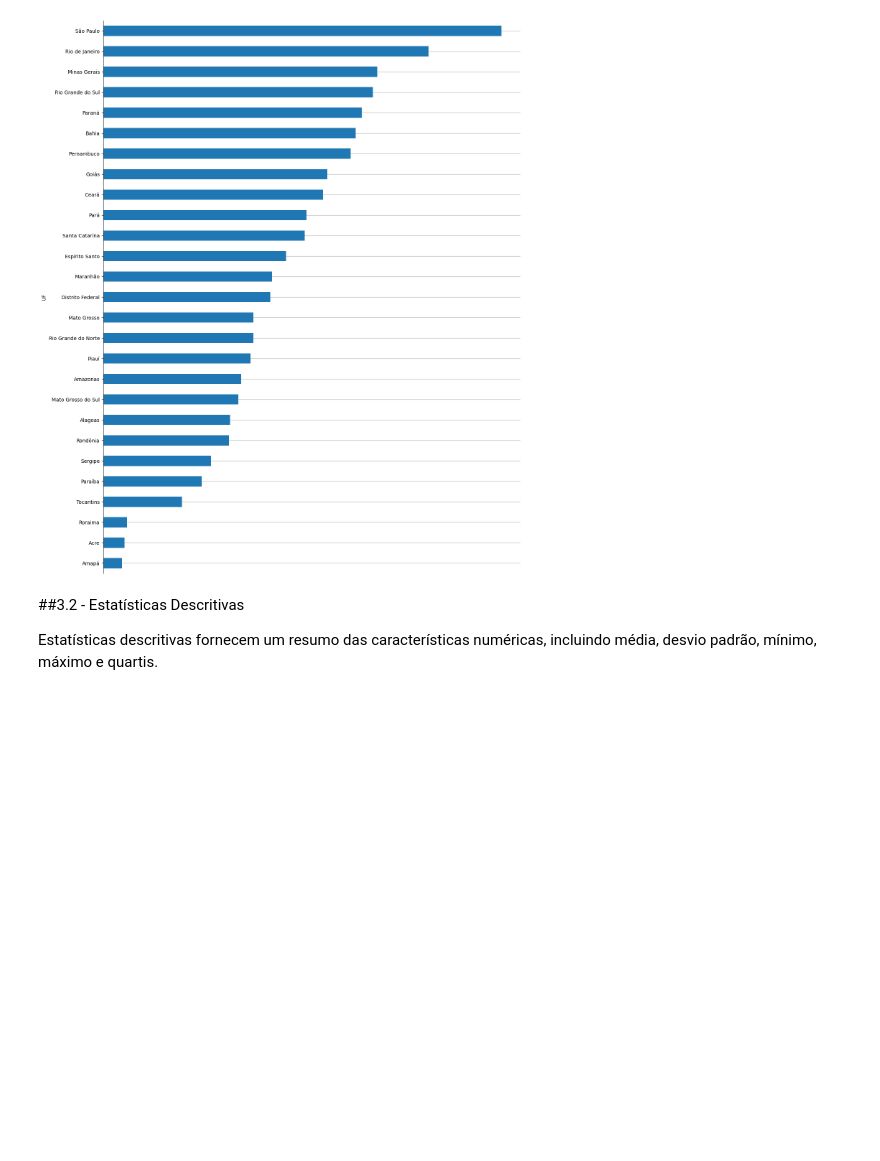
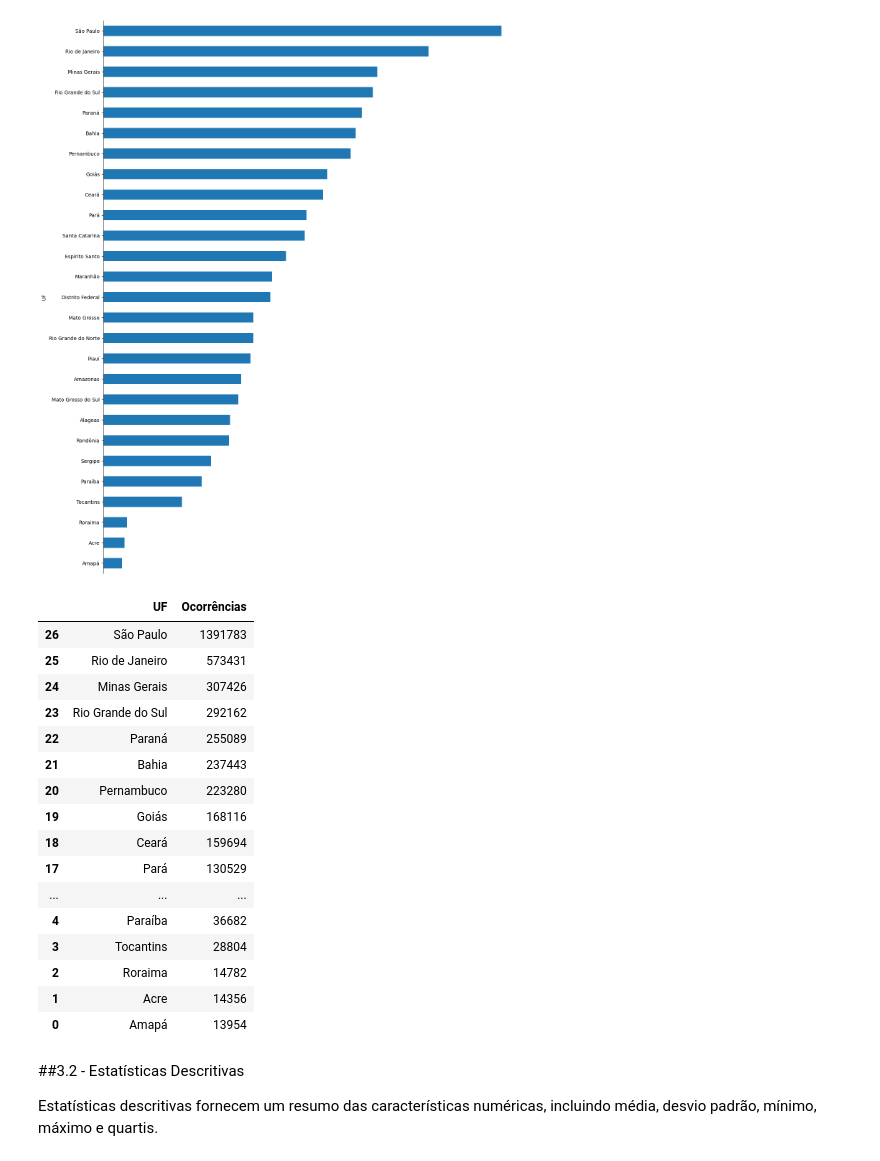
Before and after one commit to Marcelo-Silvestre/Analise_Dados_Boas_Praticas_PUCRIO, a Jupyter notebook: Notebooks/MVP_Análise_de_Dados_e_Boas_Práticas_(4052025001857).ipynb, the cells around one changed output. Drawn from its saved outputs; the diff is of its cells as text; code cells hidden in the pictures; blank space fills up the shorter version.

```diff
--- a/Notebooks/MVP_Análise_de_Dados_e_Boas_Práticas_(4052025001857).ipynb
+++ b/Notebooks/MVP_Análise_de_Dados_e_Boas_Práticas_(4052025001857).ipynb
@@ -132,6 +143,26 @@ plt.grid(True)
 plt.show()
 # %% [output]
 [figure]
+# %%
+data_uf.reset_index().sort_values(by='Ocorrências',ascending=False)
+# %% [output]
+|  | UF | Ocorrências |
+| 26 | São Paulo | 1391783 |
+| 25 | Rio de Janeiro | 573431 |
+| 24 | Minas Gerais | 307426 |
+| 23 | Rio Grande do Sul | 292162 |
+| 22 | Paraná | 255089 |
+| 21 | Bahia | 237443 |
+| 20 | Pernambuco | 223280 |
+| 19 | Goiás | 168116 |
+| 18 | Ceará | 159694 |
+| 17 | Pará | 130529 |
+| ... | ... | ... |
+| 4 | Paraíba | 36682 |
+| 3 | Tocantins | 28804 |
+| 2 | Roraima | 14782 |
+| 1 | Acre | 14356 |
+| 0 | Amapá | 13954 |
 # %% [markdown]
 ##3.2 - Estatísticas Descritivas
 
```
Also changed, not shown: parts of 2 cells of this notebook.
